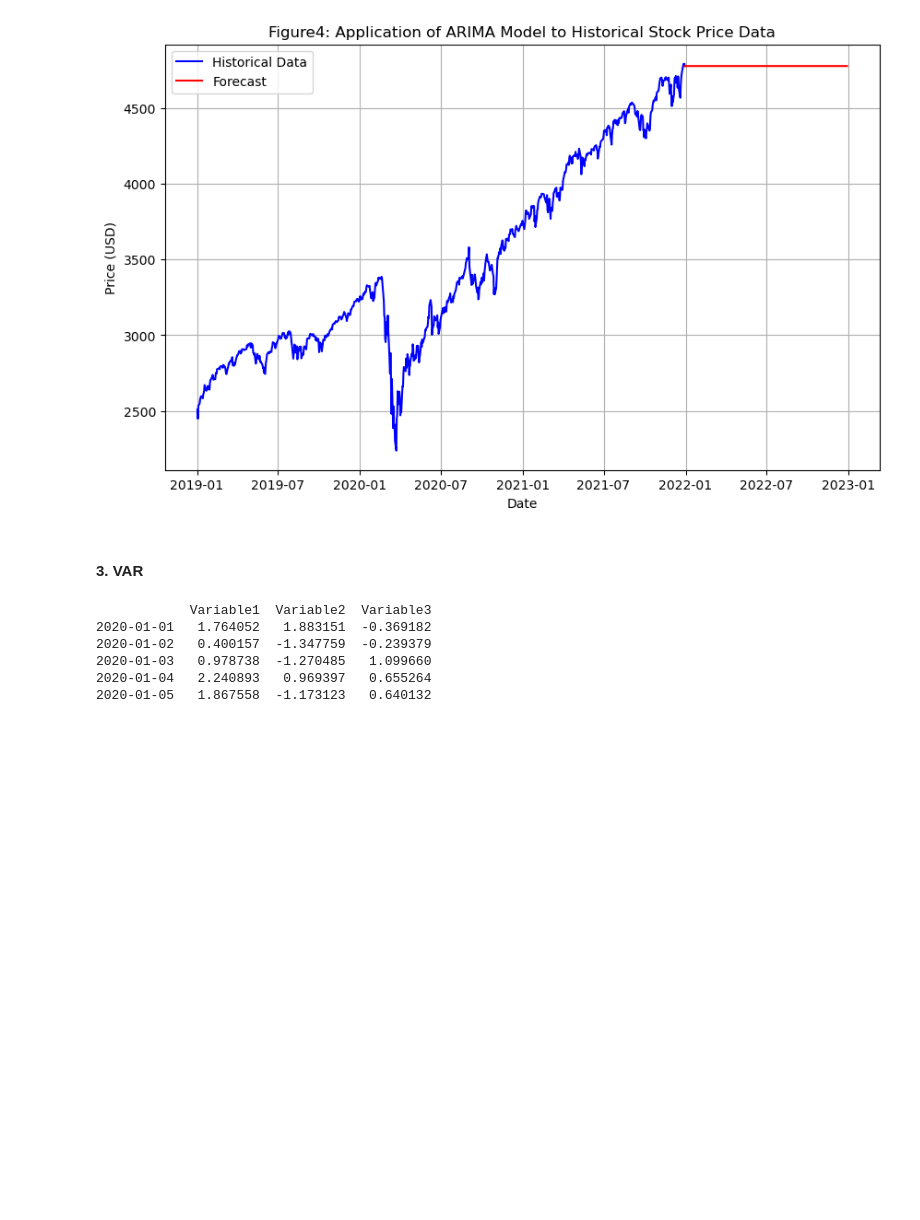
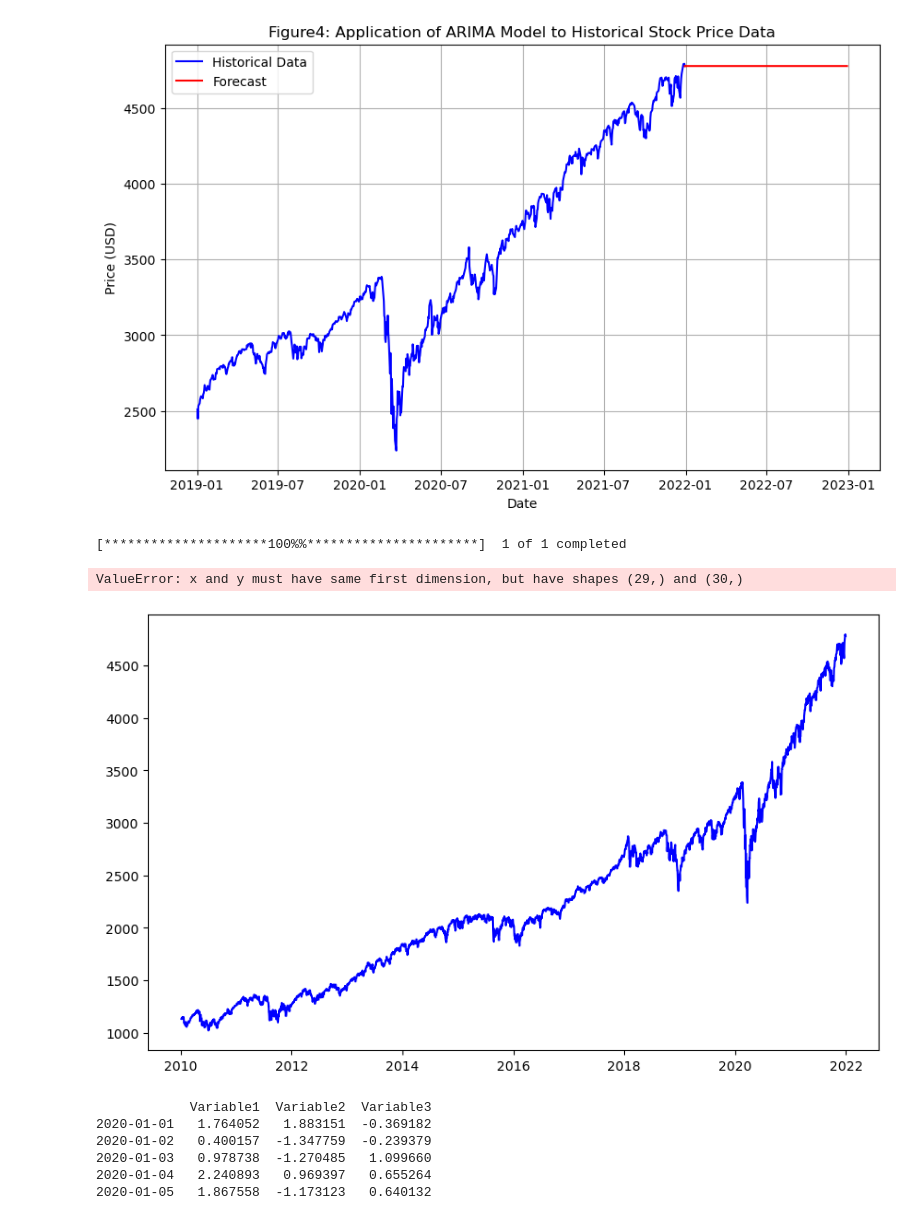
Before and after one commit to raymondkl92/wqu_capstone, a Jupyter notebook: impact_of_covid_on_markets.ipynb, the cells around one changed output. Cells and saved outputs as stored; diff of their text form; code cells hidden in the pictures; blank space fills up the shorter version.

```diff
--- a/impact_of_covid_on_markets.ipynb
+++ b/impact_of_covid_on_markets.ipynb
@@ -596,8 +521,36 @@ plt.show()
 # %% [output]
 [*********************100%%**********************]  1 of 1 completed
 [figure]
-# %% [markdown]
-#### 3. VAR
+# %%
+import pandas as pd
+import matplotlib.pyplot as plt
+from statsmodels.tsa.arima.model import ARIMA
+import yfinance as yf
+
+# Fetch historical market data
+sp500_data = yf.download('^GSPC', start='2010-01-01', end='2021-12-31')
+
+# Fit ARIMA model
+model = ARIMA(sp500_data['Close'], order=(5, 1, 0))
+model_fit = model.fit()
+
+# Forecast future prices
+forecast_steps = 30
+forecast = model_fit.forecast(steps=forecast_steps)
+
+# Plot the historical data and forecasted data
+plt.figure(figsize=(10, 6))
+plt.plot(sp500_data.index, sp500_data['Close'], color='blue', label='Historical Data')
+plt.plot(pd.date_range(start=sp500_data.index[-1], periods=forecast_steps + 1, closed='right')[1:], forecast, color='red', label='Forecast')
+plt.title('Application of ARIMA Model to Historical Stock Price Data')
+plt.xlabel('Date')
+plt.ylabel('Stock Price')
+plt.legend()
+plt.show()
+# %% [output]
+[*********************100%%**********************]  1 of 1 completed
+ValueError: x and y must have same first dimension, but have shapes (29,) and (30,)
+[figure, added]
 # %%
 import numpy as np
 import pandas as pd
```
Also changed, not shown: parts of 16 cells of this notebook.
